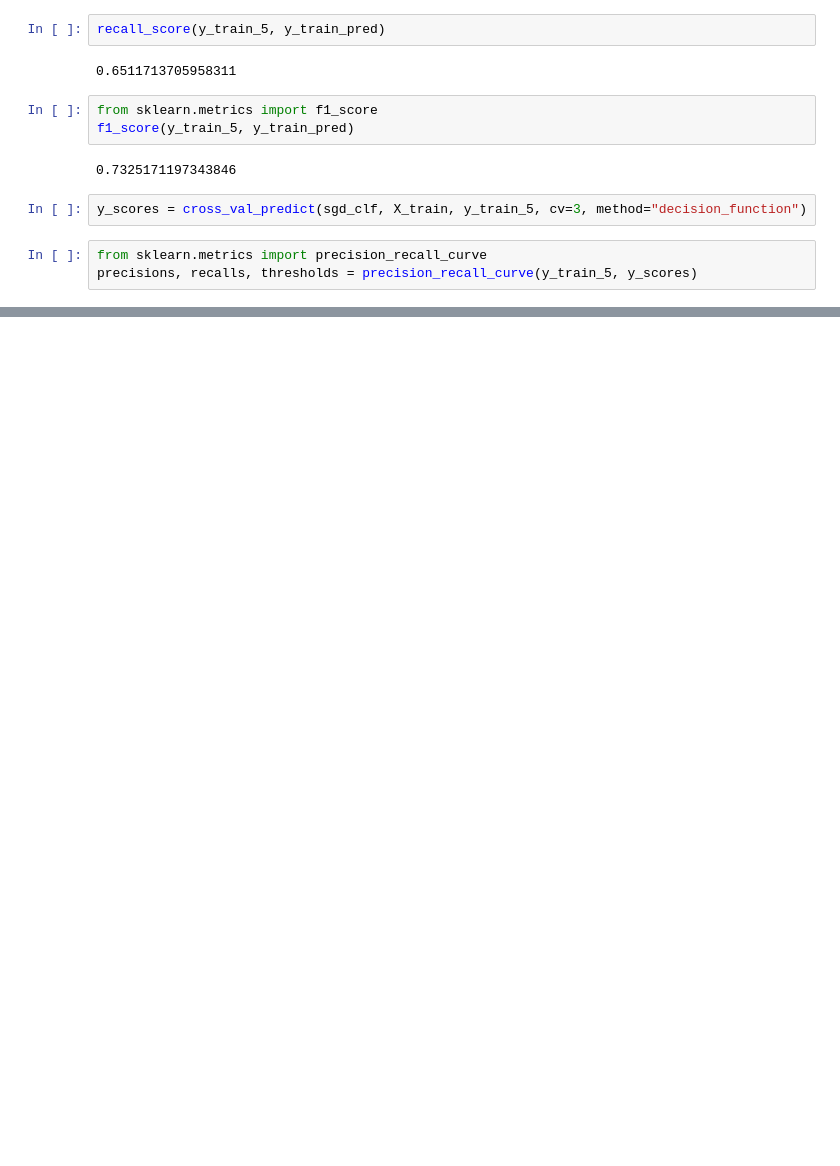
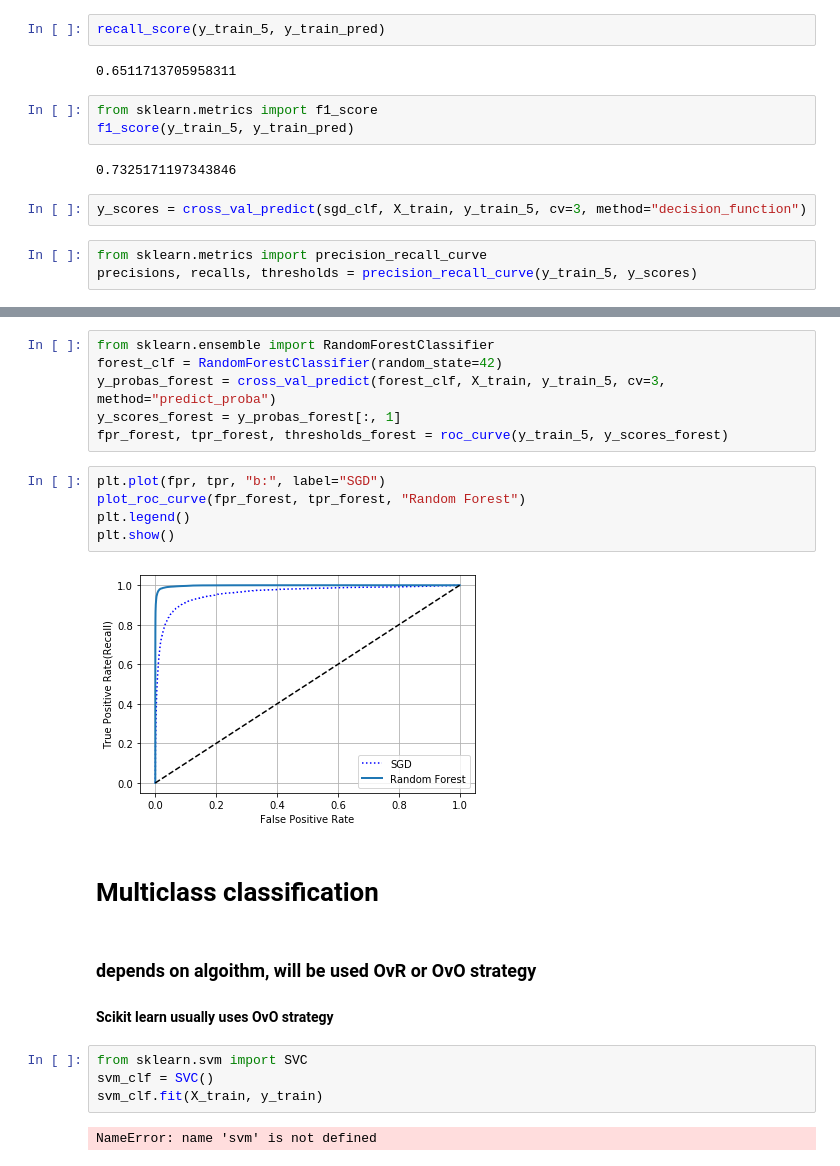
Before and after one commit to hovhanns/HandsOnML2, a Jupyter notebook: MNIST.ipynb, the cells around one changed output, grey strips where cells are left out. Saved outputs shown, nothing was run; the diff lists cells and outputs as text; blank space fills up the shorter version.

```diff
--- a/MNIST.ipynb
+++ b/MNIST.ipynb
@@ -154,0 +178,24 @@ True
+# %%
+from sklearn.ensemble import RandomForestClassifier
+forest_clf = RandomForestClassifier(random_state=42)
+y_probas_forest = cross_val_predict(forest_clf, X_train, y_train_5, cv=3, method="predict_proba")
+y_scores_forest = y_probas_forest[:, 1]
+fpr_forest, tpr_forest, thresholds_forest = roc_curve(y_train_5, y_scores_forest)
+# %%
+plt.plot(fpr, tpr, "b:", label="SGD")
+plot_roc_curve(fpr_forest, tpr_forest, "Random Forest")
+plt.legend()
+plt.show()
+# %% [output]
+[figure, added]
+# %% [markdown]
+# Multiclass classification
+# %% [markdown]
+### depends on algoithm, will be used OvR or OvO strategy
+#### Scikit learn usually uses OvO strategy
+# %%
+from sklearn.svm import SVC
+svm_clf = SVC()
+svm_clf.fit(X_train, y_train)
+# %% [output]
+NameError: name 'svm' is not defined
```
Also changed, not shown: parts of 12 cells of this notebook.
